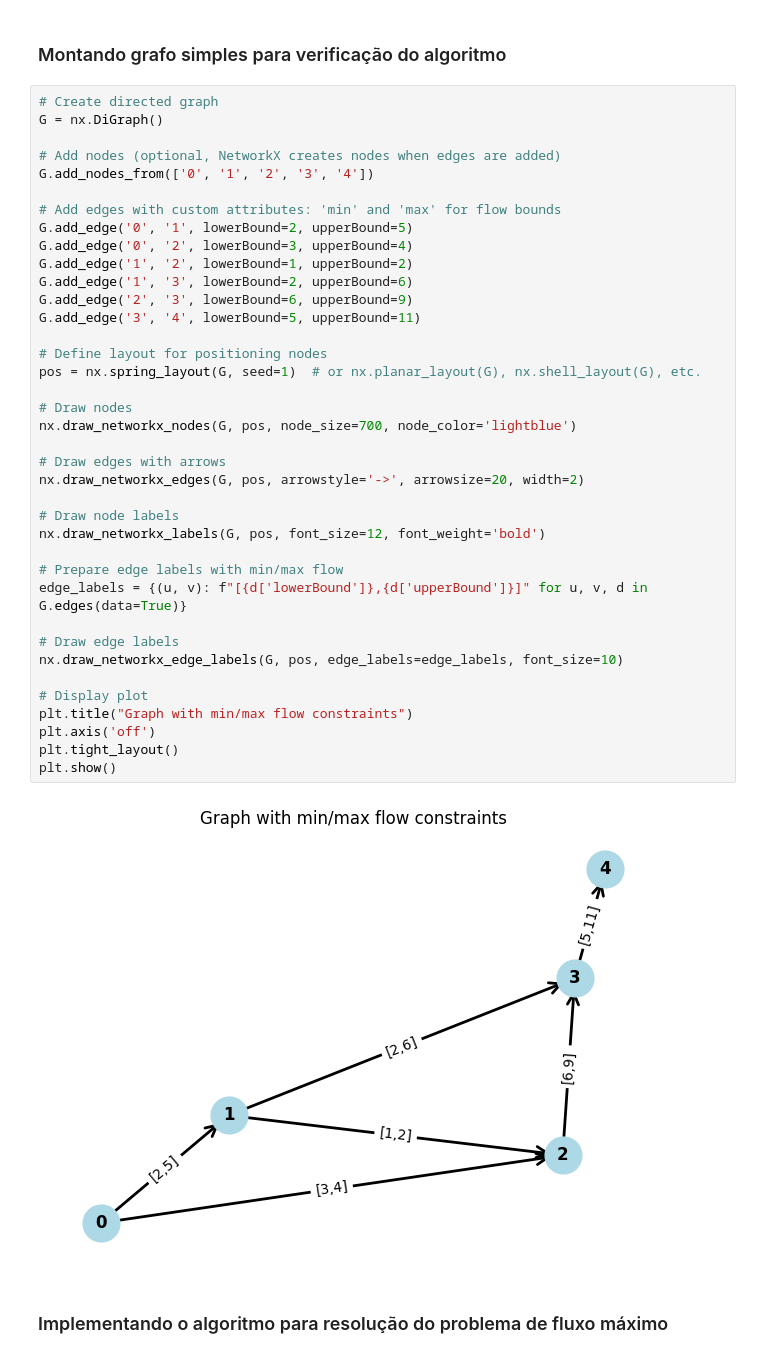
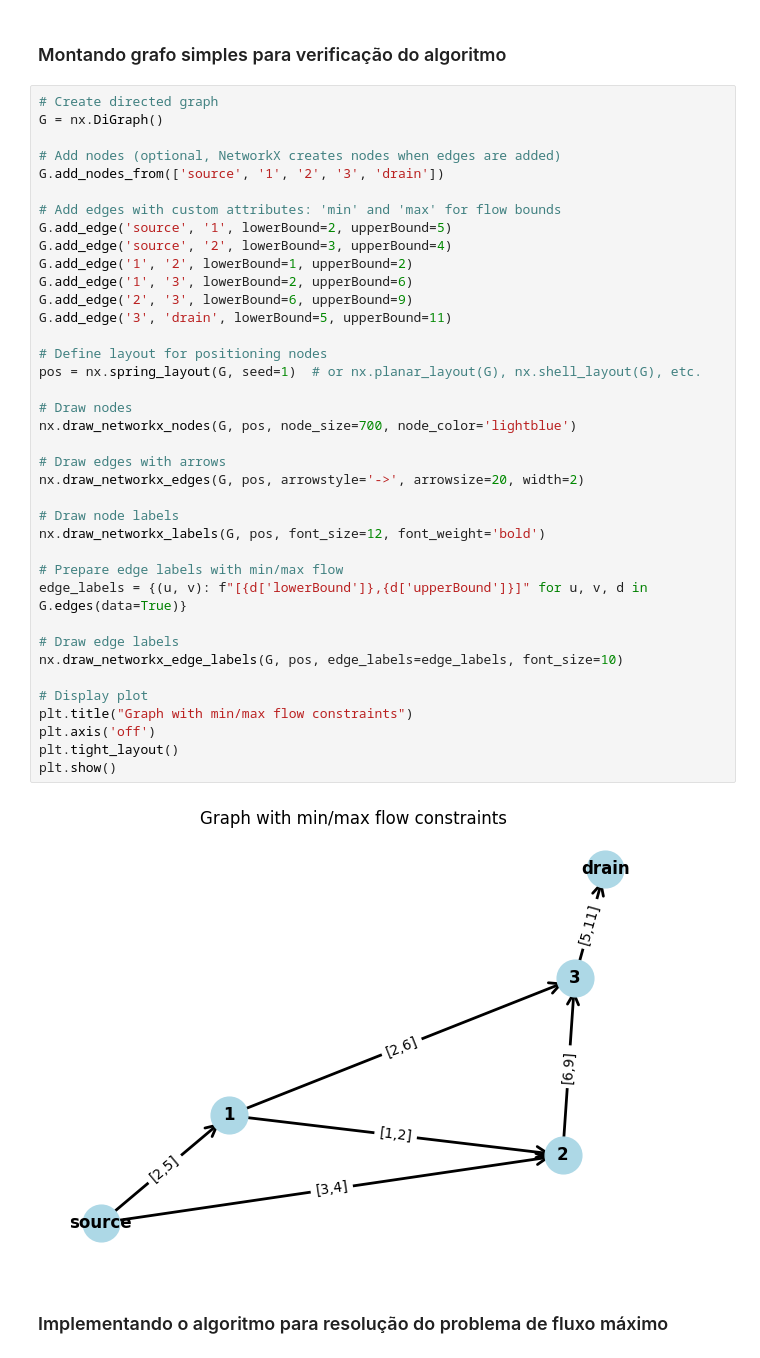
Before and after one commit to arthurkenzo/atividades_ia525, a Jupyter notebook: atividade_6.ipynb, the cells around one changed output. Cells and saved outputs as stored; diff of their text form.

```diff
--- a/atividade_6.ipynb
+++ b/atividade_6.ipynb
@@ -78,41 +78,41 @@ from typing import Tuple
 G = nx.DiGraph()
 
 # Add nodes (optional, NetworkX creates nodes when edges are added)
-G.add_nodes_from(['0', '1', '2', '3', '4'])
+G.add_nodes_from(['source', '1', '2', '3', 'drain'])
 
 # Add edges with custom attributes: 'min' and 'max' for flow bounds
-G.add_edge('0', '1', lowerBound=2, upperBound=5)
-G.add_edge('0', '2', lowerBound=3, upperBound=4)
+G.add_edge('source', '1', lowerBound=2, upperBound=5)
+G.add_edge('source', '2', lowerBound=3, upperBound=4)
 G.add_edge('1', '2', lowerBound=1, upperBound=2)
 G.add_edge('1', '3', lowerBound=2, upperBound=6)
 G.add_edge('2', '3', lowerBound=6, upperBound=9)
-G.add_edge('3', '4', lowerBound=5, upperBound=11)
+G.add_edge('3', 'drain', lowerBound=5, upperBound=11)
 
 # Define layout for positioning nodes
 pos = nx.spring_layout(G, seed=1)  # or nx.planar_layout(G), nx.shell_layout(G), etc.
 
 # Draw nodes
 nx.draw_networkx_nodes(G, pos, node_size=700, node_color='lightblue')
 
 # Draw edges with arrows
 nx.draw_networkx_edges(G, pos, arrowstyle='->', arrowsize=20, width=2)
 
 # Draw node labels
 nx.draw_networkx_labels(G, pos, font_size=12, font_weight='bold')
 
 # Prepare edge labels with min/max flow
 edge_labels = {(u, v): f"[{d['lowerBound']},{d['upperBound']}]" for u, v, d in G.edges(data=True)}
 
 # Draw edge labels
 nx.draw_networkx_edge_labels(G, pos, edge_labels=edge_labels, font_size=10)
 
 # Display plot
 plt.title("Graph with min/max flow constraints")
 plt.axis('off')
 plt.tight_layout()
 plt.show()
 # %% [output]
-[figure, old version]
+[figure, new version]
 # %% [markdown]
 ### Implementando o algoritmo para resolução do problema de fluxo máximo
 # %%
```
Also changed, not shown: parts of 8 cells of this notebook.
